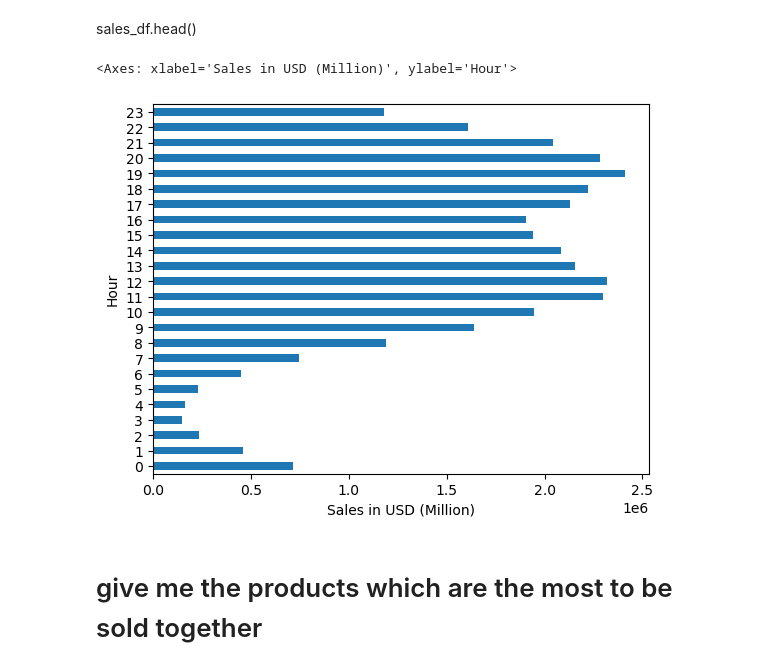
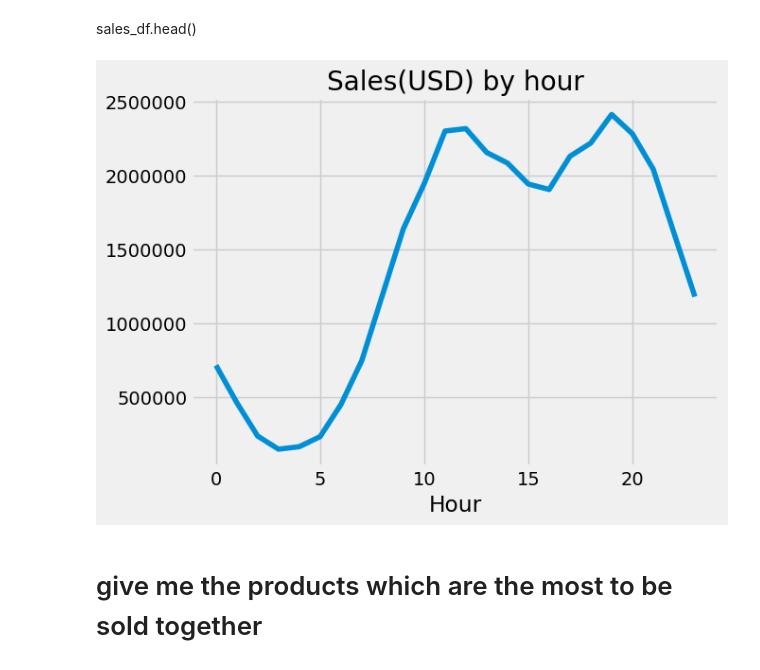
Before and after one commit to umais2005/SalesAnalysis, a Jupyter notebook: Sales Analysis Project.ipynb, the cells around one changed output. Drawn from its saved outputs; the diff is of its cells as text; code cells hidden in the pictures.

```diff
--- a/Sales Analysis Project.ipynb
+++ b/Sales Analysis Project.ipynb
@@ -5,6 +5,7 @@ import numpy as np
 import os
 import re
 import matplotlib.pyplot as plt
+plt.style.use('fivethirtyeight')
 # %%
 sales_df = pd.read_csv("sales.csv")
 sales_df
@@ -96,11 +97,13 @@ sales_df.head()
 sales_df["Hour"]=sales_df["Order Date"].dt.hour
 # %%
 sales_by_hour = sales_df.groupby("Hour")["Sale"].sum()
-sales_by_hour.plot(kind='barh', xlabel="Sales in USD (Million)")
+ax = sales_by_hour.plot(kind='line', xlabel="Sales in USD (Million)")
+ax.set_xlabel('Hour')
+ax.set_title('Sales(USD) by hour')
+ax.ticklabel_format(style='plain')
 # sales_by_hour
 # %% [output]
-<Axes: xlabel='Sales in USD (Million)', ylabel='Hour'>
-[figure, old version]
+[figure, new version]
 # %% [markdown]
 # give me the products which are the most to be sold together
 # %%
```
Also changed, not shown: parts of 5 cells of this notebook, 1 other file.
